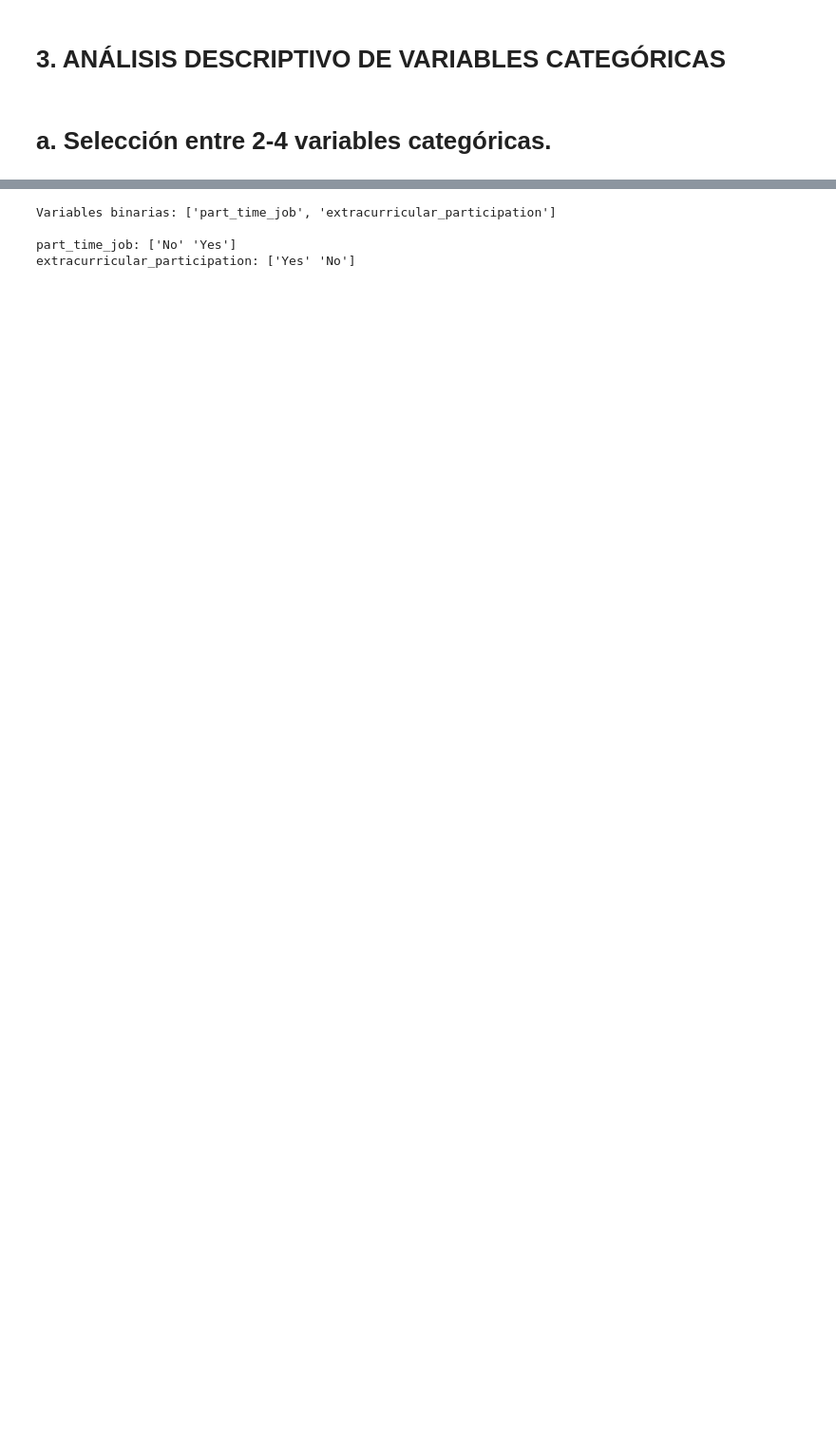
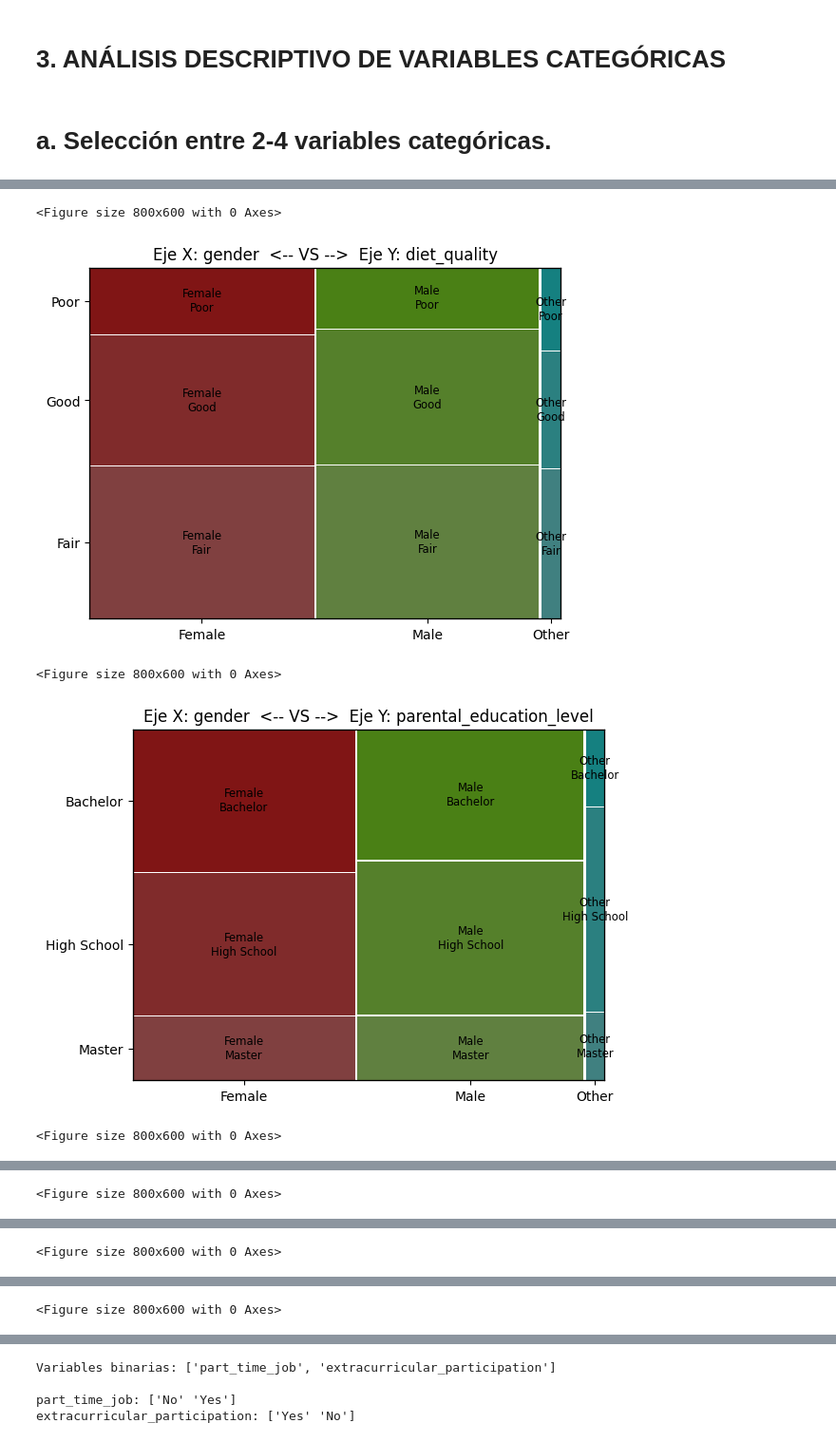
Before and after one commit to Alexgit999/AED_UE, a Jupyter notebook: AED_actividad_2.ipynb, the cells around one changed output, grey strips where cells are left out. Shown at 95% size. Cells and saved outputs as stored; diff of their text form; code cells hidden in the pictures; blank space fills up the shorter version.

```diff
--- a/AED_actividad_2.ipynb
+++ b/AED_actividad_2.ipynb
@@ -279,0 +386,16 @@ internet_quality
+# %%
+from statsmodels.graphics.mosaicplot import mosaic
+
+for i in range(len(categorical_vars)-1):
+    for j in range(i+1, len(categorical_vars)):
+        plt.figure(figsize=(8, 6))
+        mosaic(df, [categorical_vars[i], categorical_vars[j]])
+        plt.title(f'Eje X: {categorical_vars[i]}  <-- VS -->  Eje Y: {categorical_vars[j]}')
+
+        plt.show()
+# %% [output]
+<Figure size 800x600 with 0 Axes>
+[figure, added]
+<Figure size 800x600 with 0 Axes>
+[figure, added]
+<Figure size 800x600 with 0 Axes>
@@ -279,0 +403 @@ internet_quality
+<Figure size 800x600 with 0 Axes>
@@ -279,0 +405 @@ internet_quality
+<Figure size 800x600 with 0 Axes>
@@ -279,0 +407 @@ internet_quality
+<Figure size 800x600 with 0 Axes>
```
Also changed, not shown: parts of 50 cells of this notebook.
